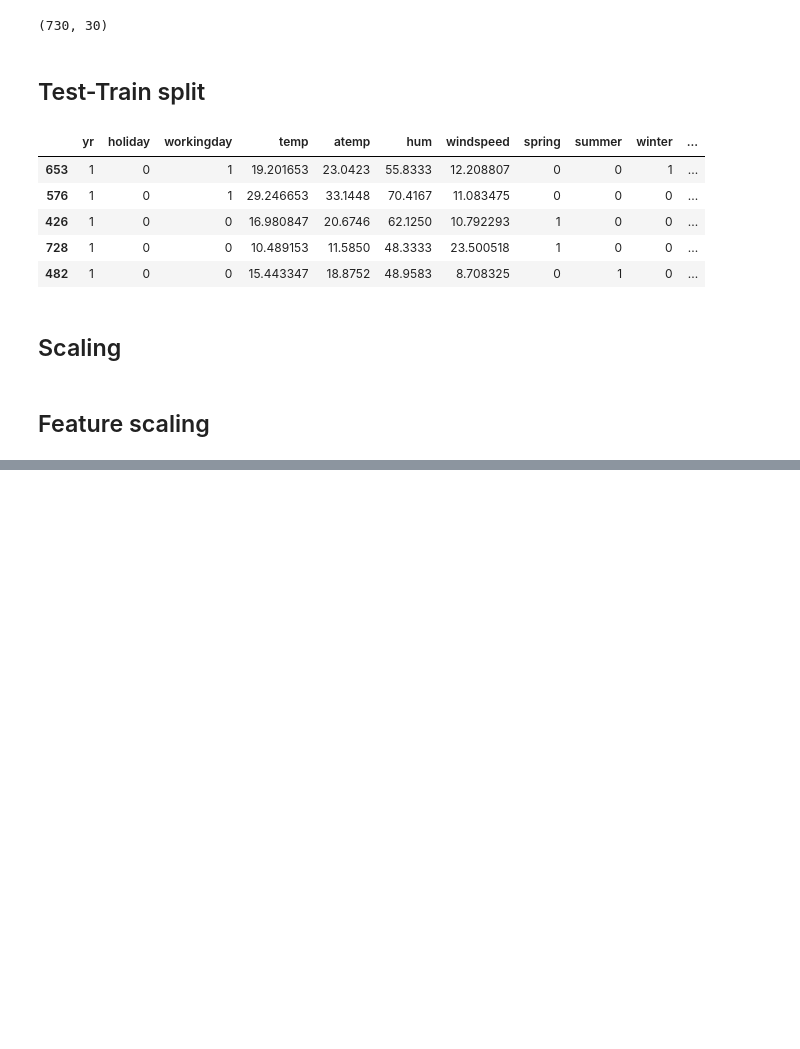
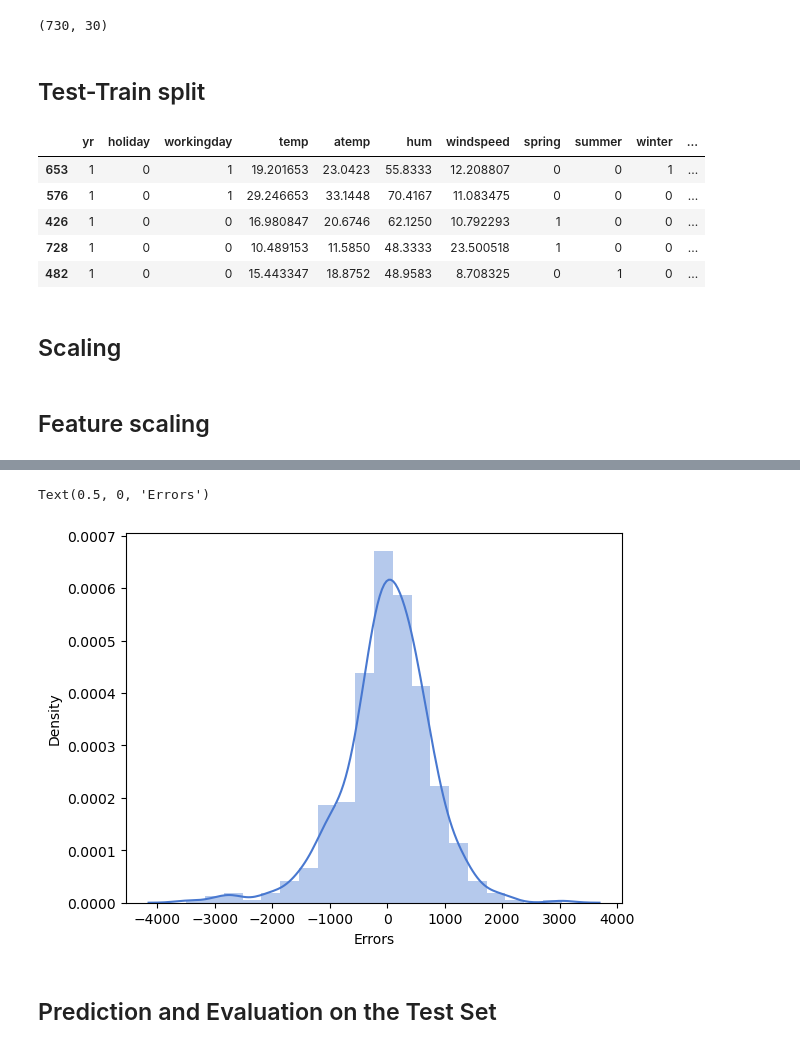
Before and after one commit to ambar-ashish/bike-case-study, a Jupyter notebook: Ambar.ipynb, the cells around one changed output, grey strips where cells are left out. Cells and saved outputs as stored; diff of their text form; code cells hidden in the pictures; blank space fills up the shorter version.

```diff
--- a/Ambar.ipynb
+++ b/Ambar.ipynb
@@ -555,0 +584,4 @@ vif_data
+# %%
+# Residual Analysis
+
+y_train_pred = res3.predict(X_train_sm)
@@ -555,0 +590,10 @@ vif_data
+# %%
+fig = plt.figure()
+diff = y_train - y_train_pred
+sns.distplot(diff, bins = 20)
+plt.xlabel('Errors')
+# %% [output]
+Text(0.5, 0, 'Errors')
+[figure, added]
+# %% [markdown]
+## Prediction and Evaluation on the Test Set
```
Also changed, not shown: parts of 10 cells of this notebook.
